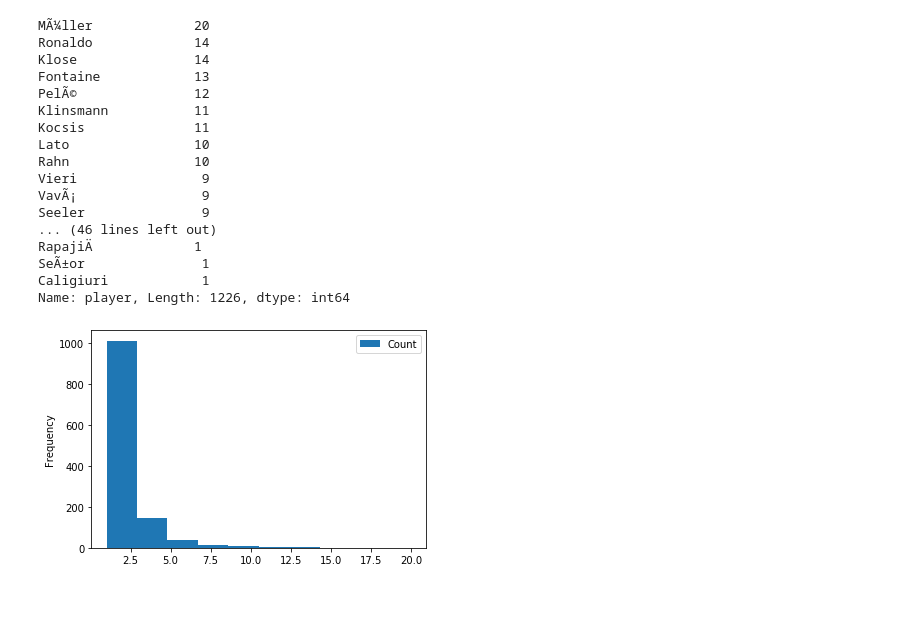
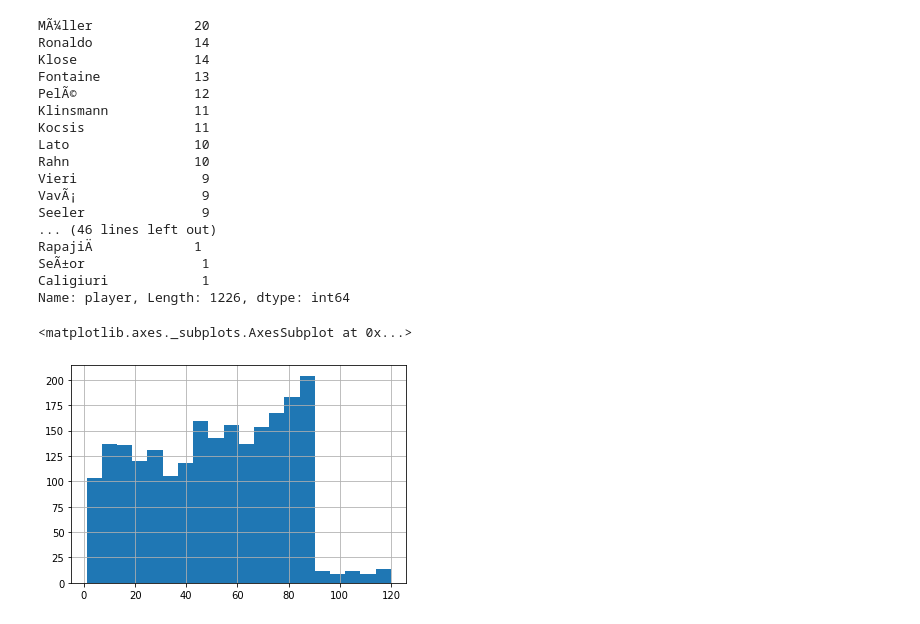
Before and after one commit to pcthink11/dw17, a Jupyter notebook: notebooks/02_pandas_lab.ipynb, the cells around one changed output. Saved outputs shown, nothing was run; the diff lists cells and outputs as text; code cells hidden in the pictures.

```diff
--- a/notebooks/02_pandas_lab.ipynb
+++ b/notebooks/02_pandas_lab.ipynb
@@ -205,20 +205,7 @@ Caligiuri            1
 Name: player, Length: 1226, dtype: int64
 # %%
 # 5. Show a histogram (distribution) of minutes with 20 bins
+goals['minute'].hist(bins=20)
+# %% [output]
+<matplotlib.axes._subplots.AxesSubplot at 0x...>
+[figure, added]
-# %%
-# 6. Show a histogram of the number of goals scored by players
-vc=goals['player'].value_counts()
-player_goal_df = vc.rename_axis('Player').reset_index(name='Count')
-#dft=pd.DataFrame(goals['player'],goals['player'].value_counts())
-#dft.describe()
-player_goal_df.head()
-#ax=player_goal_df.hist()
-#patient_dets.set_index('PatientAge')['PatientAgecounts'].plot.bar()
-
-ax=player_goal_df.plot.hist(by='player')
-#ax.set_xlabel("Players")
-#ax.set_ylabel("Number of goals")
-#dft.columns=["Player","Goals"]
-#dft.head()
-# %% [output]
-[figure, removed]
```
Also changed, not shown: parts of 1 cell of this notebook.
